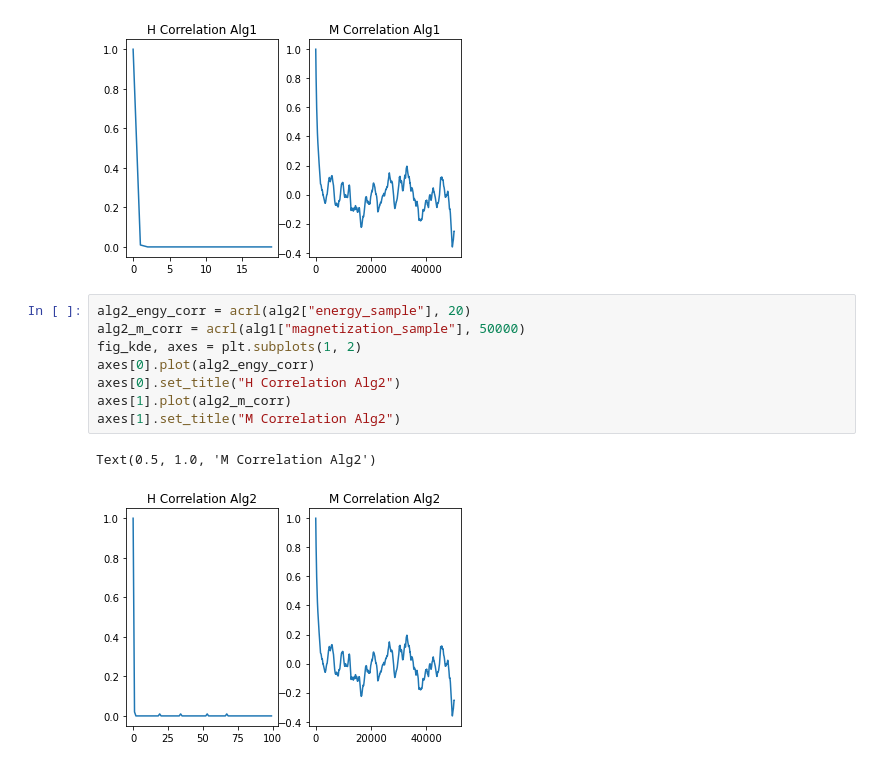
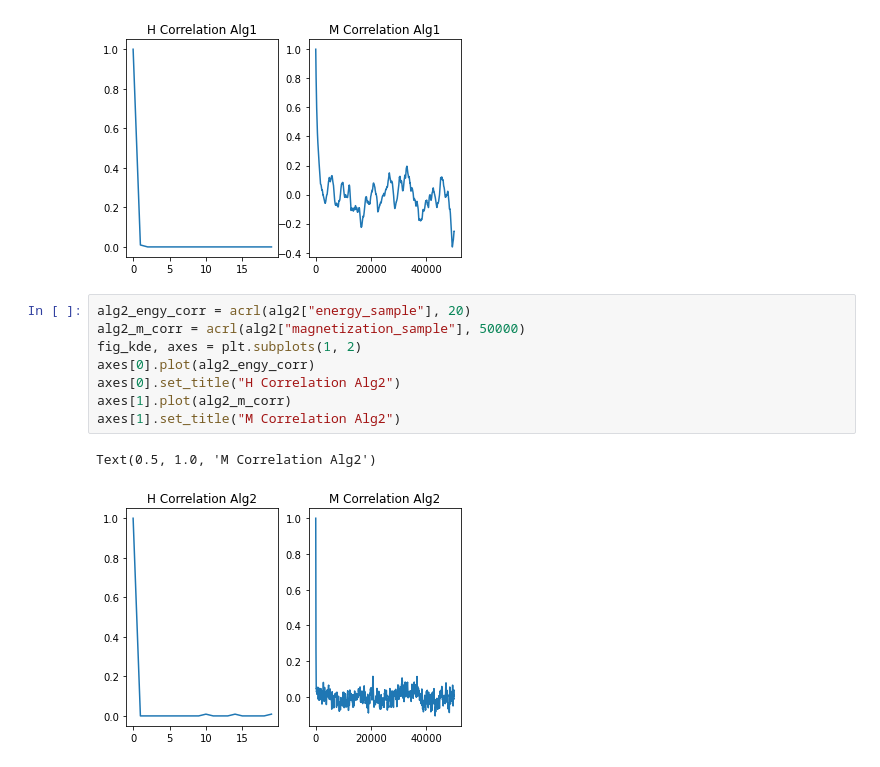
Before and after one commit to SabSav/thesis-code, a Jupyter notebook: examples/3_spins/Chart_low_T.ipynb, the cells around one changed output. Cells and saved outputs as stored; diff of their text form.

```diff
--- a/examples/3_spins/Chart_low_T.ipynb
+++ b/examples/3_spins/Chart_low_T.ipynb
@@ -144,13 +144,13 @@ Text(0.5, 1.0, 'M Correlation Alg1')
 [figure]
 # %%
 alg2_engy_corr = acrl(alg2["energy_sample"], 20)
-alg2_m_corr = acrl(alg1["magnetization_sample"], 50000)
+alg2_m_corr = acrl(alg2["magnetization_sample"], 50000)
 fig_kde, axes = plt.subplots(1, 2)
 axes[0].plot(alg2_engy_corr)
 axes[0].set_title("H Correlation Alg2")
 axes[1].plot(alg2_m_corr)
 axes[1].set_title("M Correlation Alg2")
 # %% [output]
 Text(0.5, 1.0, 'M Correlation Alg2')
-[figure, old version]
+[figure, new version]
 # %%
```
Also changed, not shown: parts of 5 cells of this notebook, 31 other files.
